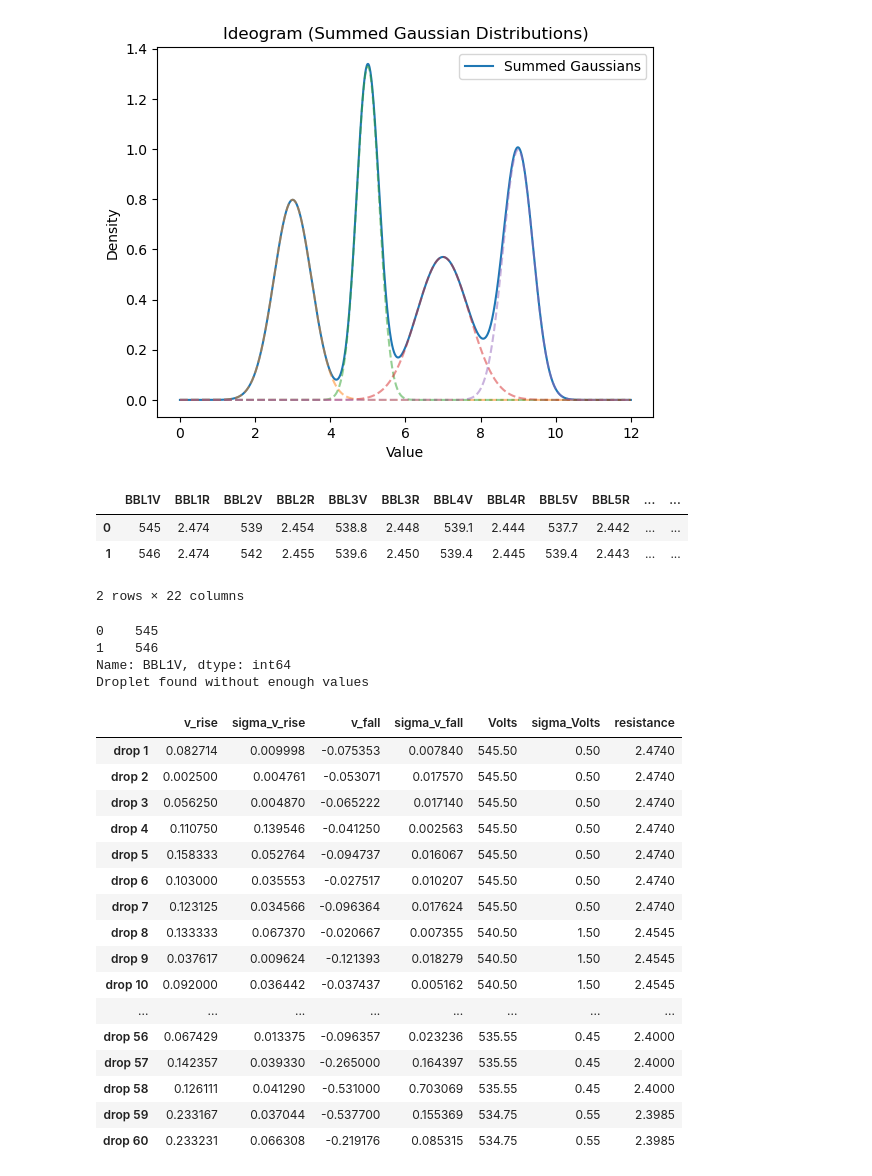
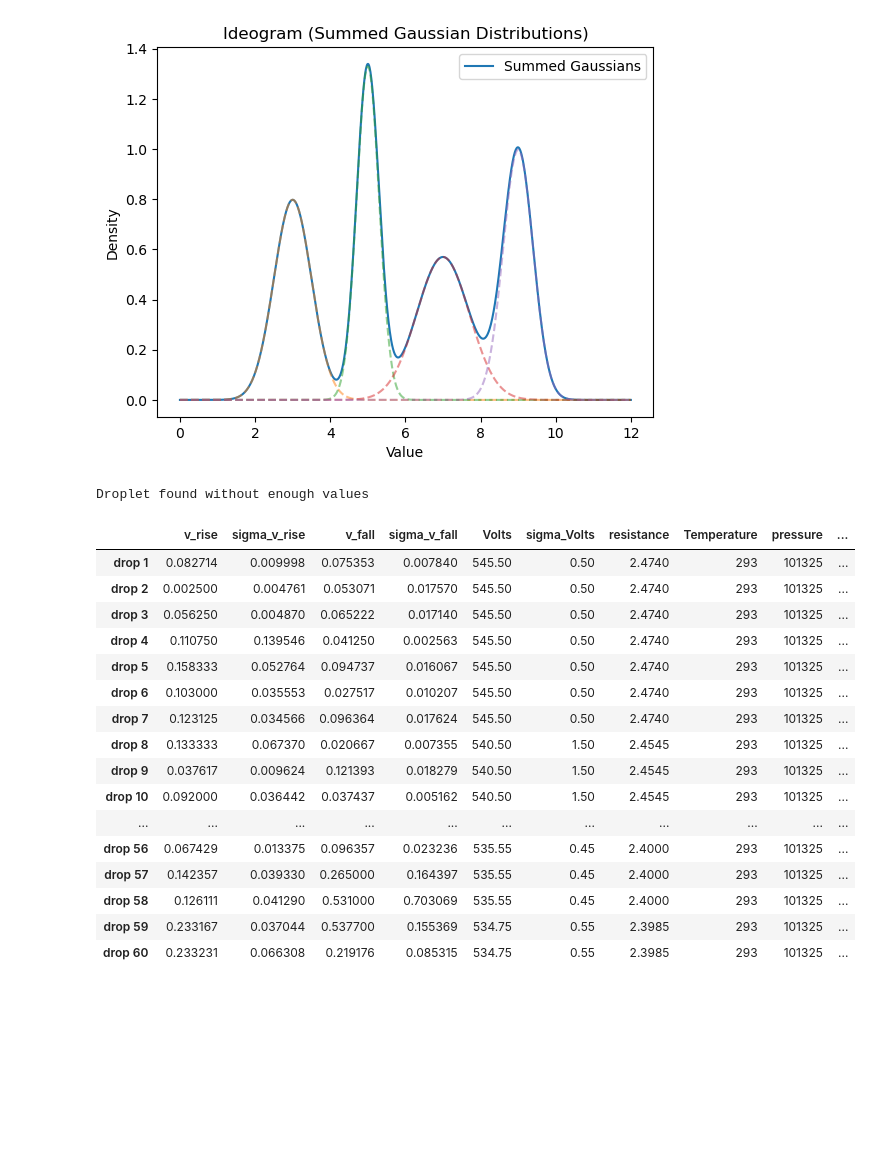
Before and after one commit to Steinburglar/advanced_exp, a Jupyter notebook: FAFO/TestLucas.ipynb, the cells around one changed output. Cells and saved outputs as stored; diff of their text form; code cells hidden in the pictures; blank space fills up the shorter version.

Commit message:
Finished framework for main dataloader

```diff
--- a/FAFO/TestLucas.ipynb
+++ b/FAFO/TestLucas.ipynb
@@ -25,51 +25,27 @@ plt.legend()
 plt.show()
 # %% [output]
 [figure]
-# %%
-
-bbl_dict = dl.load_velocity_data("/home/lucas/repos/advanced_exp/Databases/BBL_Master_Drops.csv")
-
-df = pd.DataFrame(columns=["v_rise", "sigma_v_rise", "v_fall", "sigma_v_fall", "Volts", "sigma_Volts", "resistance"])
-volt_df = pd.read_csv("/home/lucas/repos/advanced_exp/Databases/BBL_Voltage_Resistance.csv")
-display(volt_df)
-print(volt_df["BBL1V"])
-for bbl, drops in bbl_dict.items():
-    bblV = bbl + "V"
-    bblR = bbl + "R"
-    V_low = volt_df[bblV][0]
-    V_hi = volt_df[bblV][1]
-    V_mean = np.mean([V_low, V_hi])
-    sigV = (V_hi-V_low)/2
-    Res = np.mean([volt_df[bblR][0], volt_df[bblR][1]])
-    for drop, velocities in drops.items():
-        (v_rise, sigma_v_rise), (v_fall, sigma_v_fall) = process_droplet_velocities(velocities)
-        df.loc[drop] = [v_rise, sigma_v_rise, v_fall, sigma_v_fall, V_mean, sigV, Res]
-
-df = df.dropna()
-display(df)
-# %% [output]
-|  | BBL1V | BBL1R | BBL2V | BBL2R | BBL3V | BBL3R | BBL4V | BBL4R | BBL5V | BBL5R | ... | ... |
-| 0 | 545 | 2.474 | 539 | 2.454 | 538.8 | 2.448 | 539.1 | 2.444 | 537.7 | 2.442 | ... | ... |
-| 1 | 546 | 2.474 | 542 | 2.455 | 539.6 | 2.450 | 539.4 | 2.445 | 539.4 | 2.443 | ... | ... |
-2 rows × 22 columns
-0    545
-1    546
-Name: BBL1V, dtype: int64
-Droplet found without enough values
-|  | v_rise | sigma_v_rise | v_fall | sigma_v_fall | Volts | sigma_Volts | resistance |
-| drop 1 | 0.082714 | 0.009998 | -0.075353 | 0.007840 | 545.50 | 0.50 | 2.4740 |
-| drop 2 | 0.002500 | 0.004761 | -0.053071 | 0.017570 | 545.50 | 0.50 | 2.4740 |
-| drop 3 | 0.056250 | 0.004870 | -0.065222 | 0.017140 | 545.50 | 0.50 | 2.4740 |
-| drop 4 | 0.110750 | 0.139546 | -0.041250 | 0.002563 | 545.50 | 0.50 | 2.4740 |
-| drop 5 | 0.158333 | 0.052764 | -0.094737 | 0.016067 | 545.50 | 0.50 | 2.4740 |
-| drop 6 | 0.103000 | 0.035553 | -0.027517 | 0.010207 | 545.50 | 0.50 | 2.4740 |
-| drop 7 | 0.123125 | 0.034566 | -0.096364 | 0.017624 | 545.50 | 0.50 | 2.4740 |
-| drop 8 | 0.133333 | 0.067370 | -0.020667 | 0.007355 | 540.50 | 1.50 | 2.4545 |
-| drop 9 | 0.037617 | 0.009624 | -0.121393 | 0.018279 | 540.50 | 1.50 | 2.4545 |
-| drop 10 | 0.092000 | 0.036442 | -0.037437 | 0.005162 | 540.50 | 1.50 | 2.4545 |
-| ... | ... | ... | ... | ... | ... | ... | ... |
-| drop 56 | 0.067429 | 0.013375 | -0.096357 | 0.023236 | 535.55 | 0.45 | 2.4000 |
-| drop 57 | 0.142357 | 0.039330 | -0.265000 | 0.164397 | 535.55 | 0.45 | 2.4000 |
-| drop 58 | 0.126111 | 0.041290 | -0.531000 | 0.703069 | 535.55 | 0.45 | 2.4000 |
-| drop 59 | 0.233167 | 0.037044 | -0.537700 | 0.155369 | 534.75 | 0.55 | 2.3985 |
-| drop 60 | 0.233231 | 0.066308 | -0.219176 | 0.085315 | 534.75 | 0.55 | 2.3985 |
+# %%
+
+
+df = dl.main_dataframe("/home/lucas/repos/advanced_exp/Databases/BBL_Master_Drops.csv", "/home/lucas/repos/advanced_exp/Databases/BBL_Voltage_Resistance.csv")
+display(df)
+# %% [output]
+Droplet found without enough values
+|  | v_rise | sigma_v_rise | v_fall | sigma_v_fall | Volts | sigma_Volts | resistance | Temperature | pressure | ... |
+| drop 1 | 0.082714 | 0.009998 | 0.075353 | 0.007840 | 545.50 | 0.50 | 2.4740 | 293 | 101325 | ... |
+| drop 2 | 0.002500 | 0.004761 | 0.053071 | 0.017570 | 545.50 | 0.50 | 2.4740 | 293 | 101325 | ... |
+| drop 3 | 0.056250 | 0.004870 | 0.065222 | 0.017140 | 545.50 | 0.50 | 2.4740 | 293 | 101325 | ... |
+| drop 4 | 0.110750 | 0.139546 | 0.041250 | 0.002563 | 545.50 | 0.50 | 2.4740 | 293 | 101325 | ... |
+| drop 5 | 0.158333 | 0.052764 | 0.094737 | 0.016067 | 545.50 | 0.50 | 2.4740 | 293 | 101325 | ... |
+| drop 6 | 0.103000 | 0.035553 | 0.027517 | 0.010207 | 545.50 | 0.50 | 2.4740 | 293 | 101325 | ... |
+| drop 7 | 0.123125 | 0.034566 | 0.096364 | 0.017624 | 545.50 | 0.50 | 2.4740 | 293 | 101325 | ... |
+| drop 8 | 0.133333 | 0.067370 | 0.020667 | 0.007355 | 540.50 | 1.50 | 2.4545 | 293 | 101325 | ... |
+| drop 9 | 0.037617 | 0.009624 | 0.121393 | 0.018279 | 540.50 | 1.50 | 2.4545 | 293 | 101325 | ... |
+| drop 10 | 0.092000 | 0.036442 | 0.037437 | 0.005162 | 540.50 | 1.50 | 2.4545 | 293 | 101325 | ... |
+| ... | ... | ... | ... | ... | ... | ... | ... | ... | ... | ... |
+| drop 56 | 0.067429 | 0.013375 | 0.096357 | 0.023236 | 535.55 | 0.45 | 2.4000 | 293 | 101325 | ... |
+| drop 57 | 0.142357 | 0.039330 | 0.265000 | 0.164397 | 535.55 | 0.45 | 2.4000 | 293 | 101325 | ... |
+| drop 58 | 0.126111 | 0.041290 | 0.531000 | 0.703069 | 535.55 | 0.45 | 2.4000 | 293 | 101325 | ... |
+| drop 59 | 0.233167 | 0.037044 | 0.537700 | 0.155369 | 534.75 | 0.55 | 2.3985 | 293 | 101325 | ... |
+| drop 60 | 0.233231 | 0.066308 | 0.219176 | 0.085315 | 534.75 | 0.55 | 2.3985 | 293 | 101325 | ... |
```
Also changed, not shown: 2 other files.
